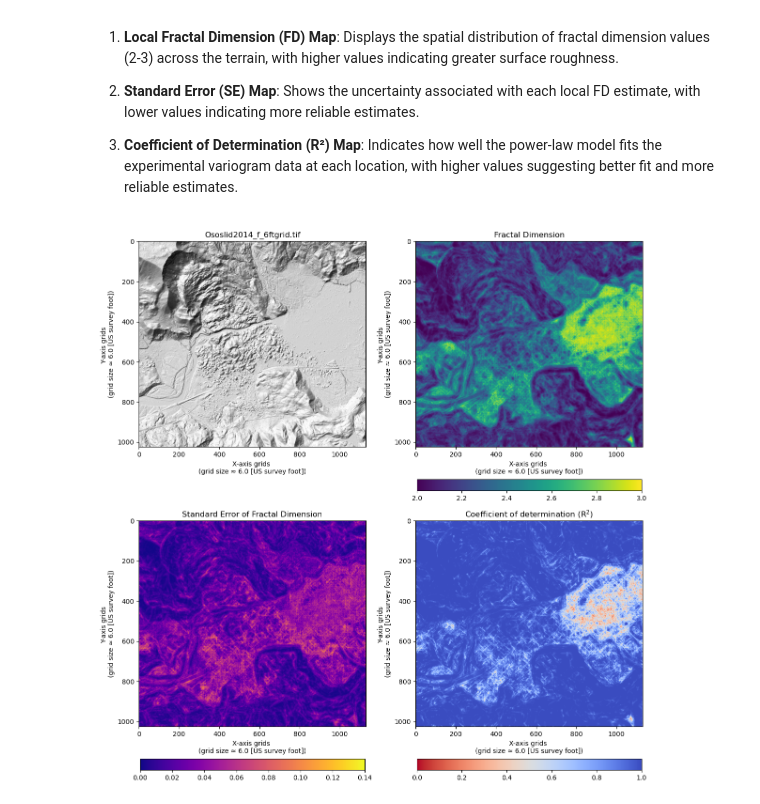
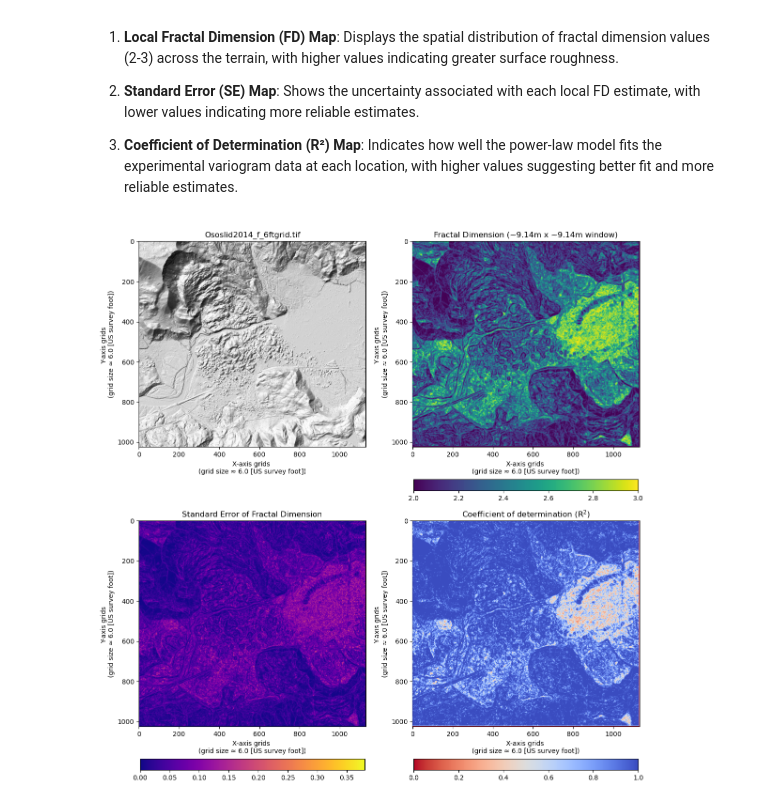
Before and after one commit to GeoLarryLai/pyTopoComplexity, a Jupyter notebook: example/pyfracd_example.ipynb, the cells around one changed output. Cells and saved outputs as stored; diff of their text form; code cells hidden in the pictures.

```diff
--- a/example/pyfracd_example.ipynb
+++ b/example/pyfracd_example.ipynb
@@ -91,8 +91,8 @@ When using pyfracd, it's a good idea to try different values for "npas" to see w
 from pytopocomplexity import pyfracd
 
 # Create pyfracd instance
-fa = pyfracd(npas=10)
+fa = pyfracd(window_size=5, chunk_processing=True, chunksize=(512, 512))
 
 # Run the analysis using pyfrad modeul (with variogram plotting function on)
-Z, fd_result, se_result, r2_result, meta = fa.analyze(input_dir, variograms=True)
+Z, fd_result, se_result, r2_result, meta, window_m = fa.analyze(input_dir, variograms=True)
 # %% [output]
@@ -158,33 +158,33 @@ axes[0, 0].set_xlabel(f'X-axis grids \n(grid size ≈ {round(transform[0],4)} [{
 axes[0, 0].set_ylabel(f'Y-axis grids \n(grid size ≈ {-round(transform[4],4)} [{crs.linear_units}])')
 cbar1 = fig.colorbar(hs, ax=axes[0, 0], orientation='horizontal', fraction=0.045, pad=0.13)
 cbar1.ax.set_visible(False)
 
 # Plot the Fractal Dimension
 im1 = axes[0, 1].imshow(fd_result, cmap='viridis')
-im1.set_clim(round(np.nanpercentile(fd_result, 0), 2), round(np.nanpercentile(fd_result, 100), 2))
-axes[0, 1].set_title('Fractal Dimension')
+im1.set_clim(2, 3)
+axes[0, 1].set_title(f'Fractal Dimension (~{round(window_m, 2)}m x ~{round(window_m, 2)}m window)')
 axes[0, 1].set_xlabel(f'X-axis grids \n(grid size ≈ {round(transform[0],4)} [{crs.linear_units}])')
 axes[0, 1].set_ylabel(f'Y-axis grids \n(grid size ≈ {-round(transform[4],4)} [{crs.linear_units}])')
 cbar2 = fig.colorbar(im1, ax=axes[0, 1], orientation='horizontal', fraction=0.045, pad=0.13)
 
 # Plot the Standard Error
 im2 = axes[1, 0].imshow(se_result, cmap='plasma')
 im2.set_clim(round(np.nanpercentile(se_result, 0), 2), round(np.nanpercentile(se_result, 100), 2))
 axes[1, 0].set_title('Standard Error of Fractal Dimension')
 axes[1, 0].set_xlabel(f'X-axis grids \n(grid size ≈ {round(transform[0],4)} [{crs.linear_units}])')
 axes[1, 0].set_ylabel(f'Y-axis grids \n(grid size ≈ {-round(transform[4],4)} [{crs.linear_units}])')
 cbar3 = fig.colorbar(im2, ax=axes[1, 0], orientation='horizontal', fraction=0.045, pad=0.13)
 
 # Plot the r-square
 im3 = axes[1, 1].imshow(r2_result, cmap='coolwarm_r')
 im3.set_clim(0, round(np.nanpercentile(r2_result, 100), 2))
 axes[1, 1].set_title('Coefficient of determination (R$^{2}$)')
 axes[1, 1].set_xlabel(f'X-axis grids \n(grid size ≈ {round(transform[0],4)} [{crs.linear_units}])')
 axes[1, 1].set_ylabel(f'Y-axis grids \n(grid size ≈ {-round(transform[4],4)} [{crs.linear_units}])')
 cbar4 = fig.colorbar(im3, ax=axes[1, 1], orientation='horizontal', fraction=0.045, pad=0.13)
 
 plt.tight_layout()
 plt.savefig('pyfracd.png', dpi=200, bbox_inches='tight')
 plt.show()
 # %% [output]
-[figure, old version]
+[figure, new version]
```
Also changed, not shown: parts of 2 cells of this notebook, 2 other files.
